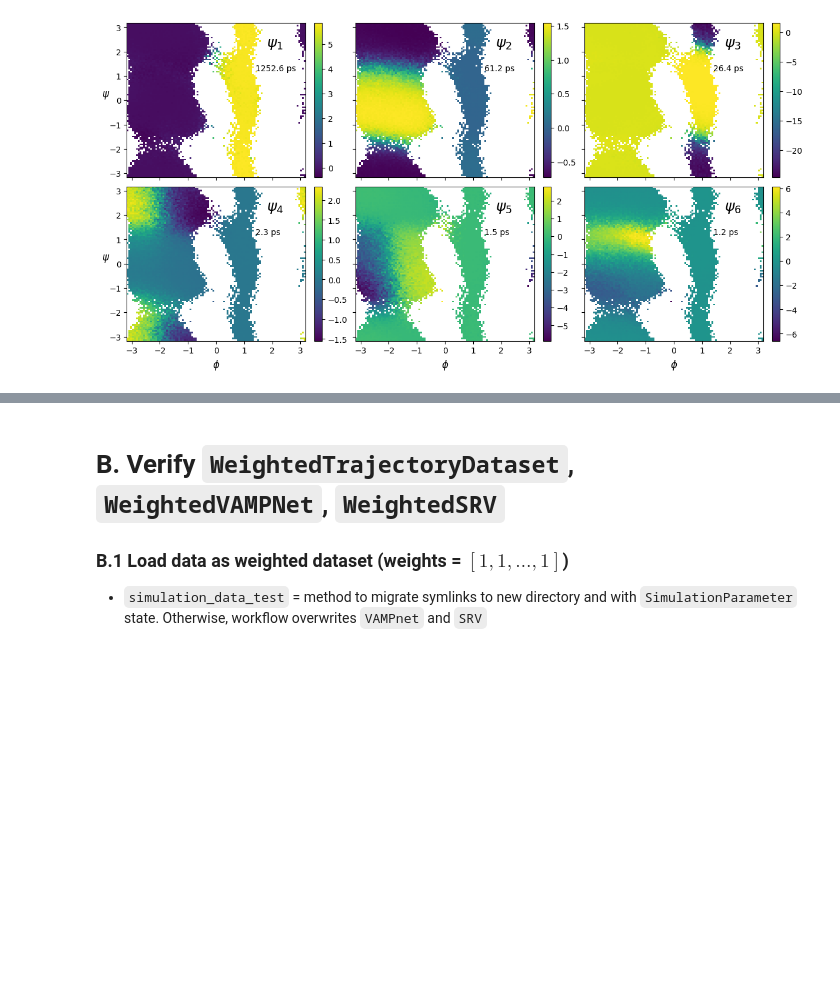
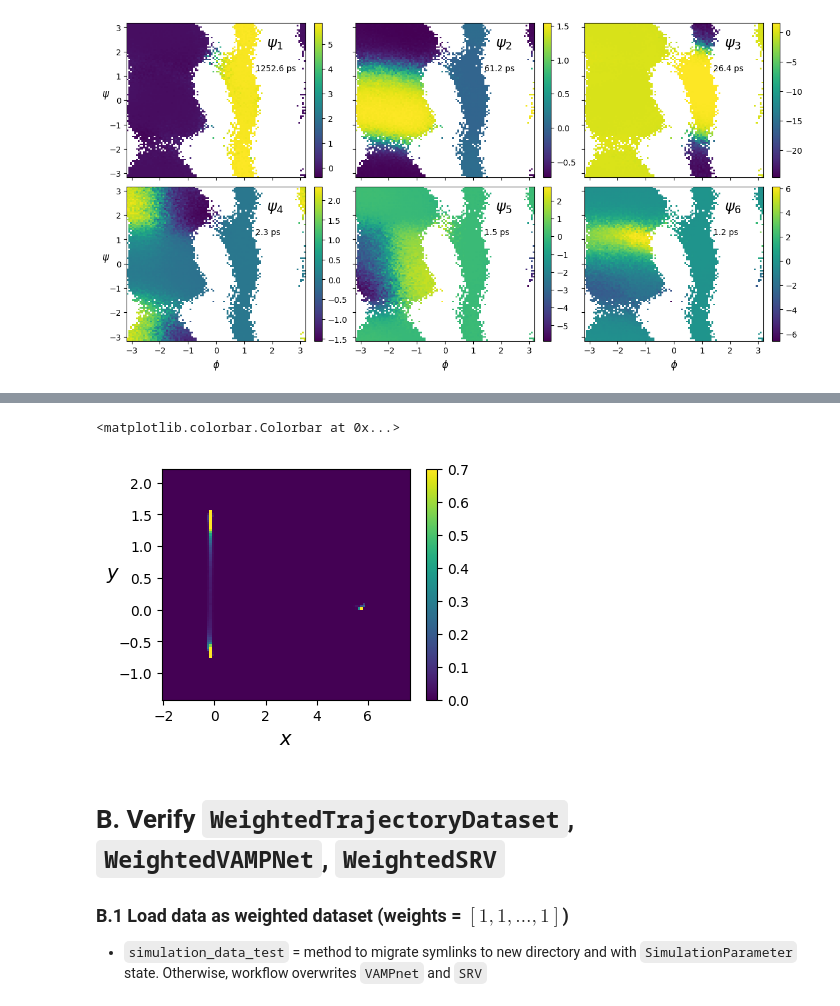
Before and after one commit to bbharland/vac-metad, a Jupyter notebook: 3-datarich-srv.ipynb, the cells around one changed output, grey strips where cells are left out. Cells and saved outputs as stored; diff of their text form; code cells hidden in the pictures; blank space fills up the shorter version.

```diff
--- a/3-datarich-srv.ipynb
+++ b/3-datarich-srv.ipynb
@@ -89,3 +107,25 @@ fig.savefig("notes/figures/eigenfunctions.png", bbox_inches="tight")
+# %%
+import importlib
+import src.plots
+
+importlib.reload(src.plots)
+
+from src.grid2d import hist2d
+from src.dataclass import data_class, DataClass
+from src.plots import plot_histogram
+
+pdf = data_class(
+    sd.working_dir,
+    "cvs_pdf",
+    DataClass(x=x, y=y, p=hist2d(x, y, sd.cvs)),
+)
+
+fig, ax = plt.subplots(1, 1, figsize=(4, 3))
+cb = plot_histogram(ax, pdf.x, pdf.y, pdf.p, vmax=0.7)
+plt.colorbar(cb, ax=ax)
+# %% [output]
+<matplotlib.colorbar.Colorbar at 0x...>
+[figure, added]
 # %% [markdown]
 # B. Verify `WeightedTrajectoryDataset`, `WeightedVAMPNet`, `WeightedSRV`
 
```
Also changed, not shown: parts of 2 cells of this notebook.
